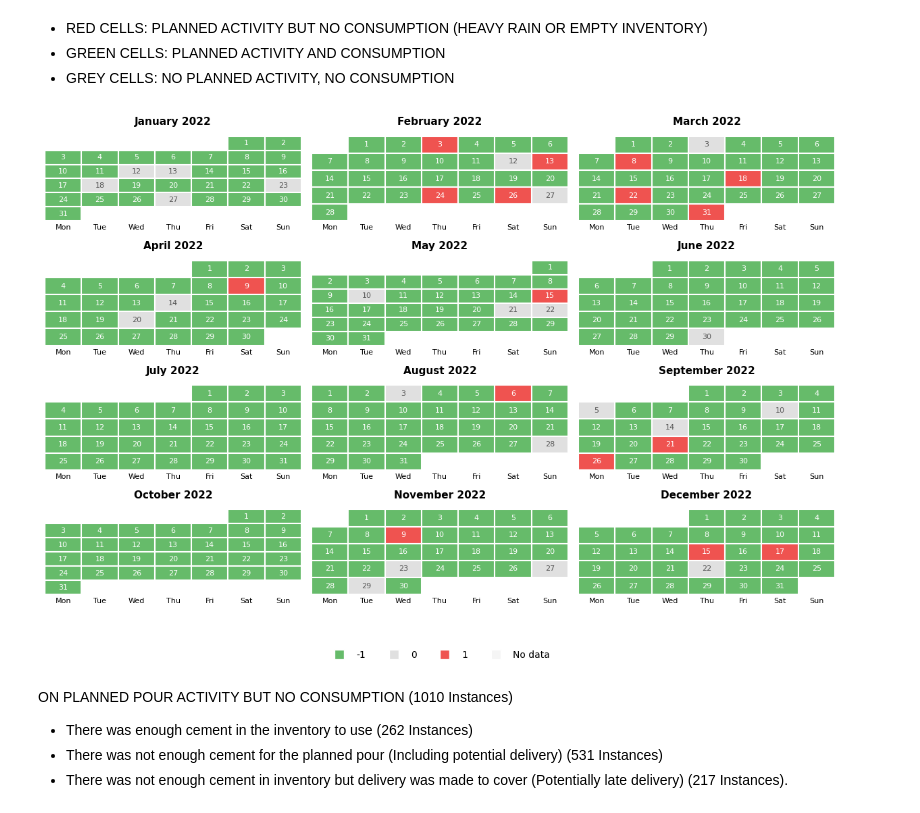
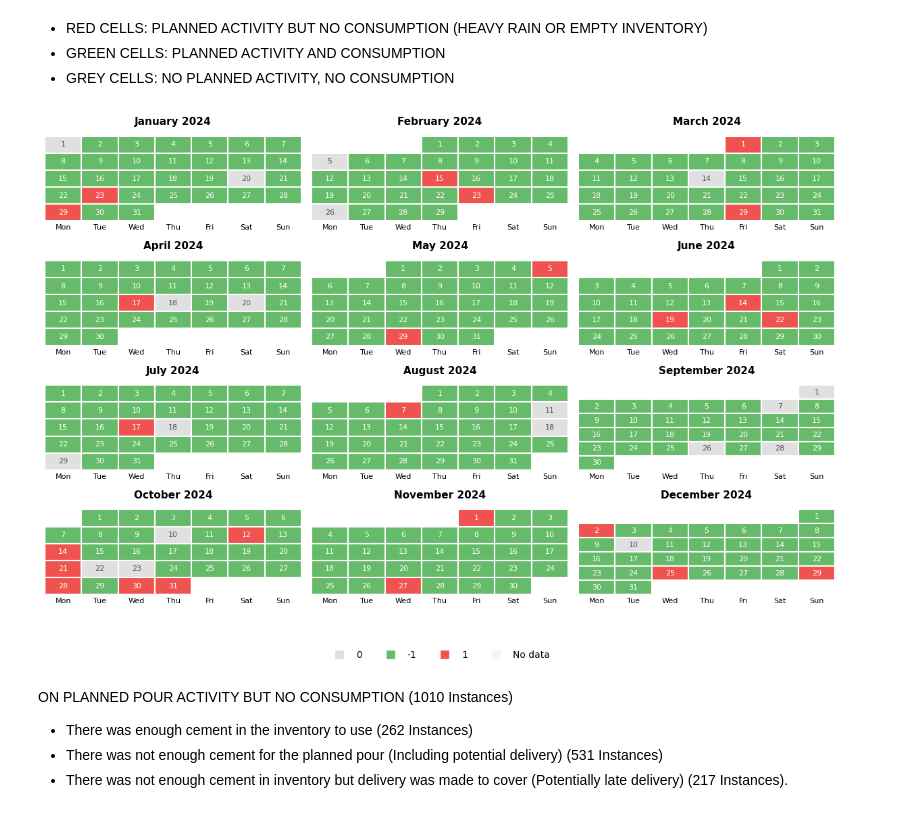
Before and after one commit to sarbol/MIG_CEMENT_DEMAND_FORECAST_SYSTEM_TEAM_D, a Jupyter notebook: notebook/exploratory_book.ipynb, the cells around one changed output. Cells and saved outputs as stored; diff of their text form; code cells hidden in the pictures.

```diff
--- a/notebook/exploratory_book.ipynb
+++ b/notebook/exploratory_book.ipynb
@@ -1334,9 +371,9 @@ def annotate_activity_days(site_id: str, year: int) -> None:
 - GREEN CELLS: PLANNED ACTIVITY AND CONSUMPTION
 - GREY CELLS: NO PLANNED ACTIVITY, NO CONSUMPTION
 # %%
-annotate_activity_days("SITE_003", 2022)
+annotate_activity_days("SITE_003", 2024)
 # %% [output]
-[figure, old version]
+[figure, new version]
 # %% [markdown]
 ON PLANNED POUR ACTIVITY BUT NO CONSUMPTION (1010 Instances)
 - There was enough cement in the inventory to use (262 Instances)
```
Also changed, not shown: parts of 144 cells of this notebook, 1 other file.
